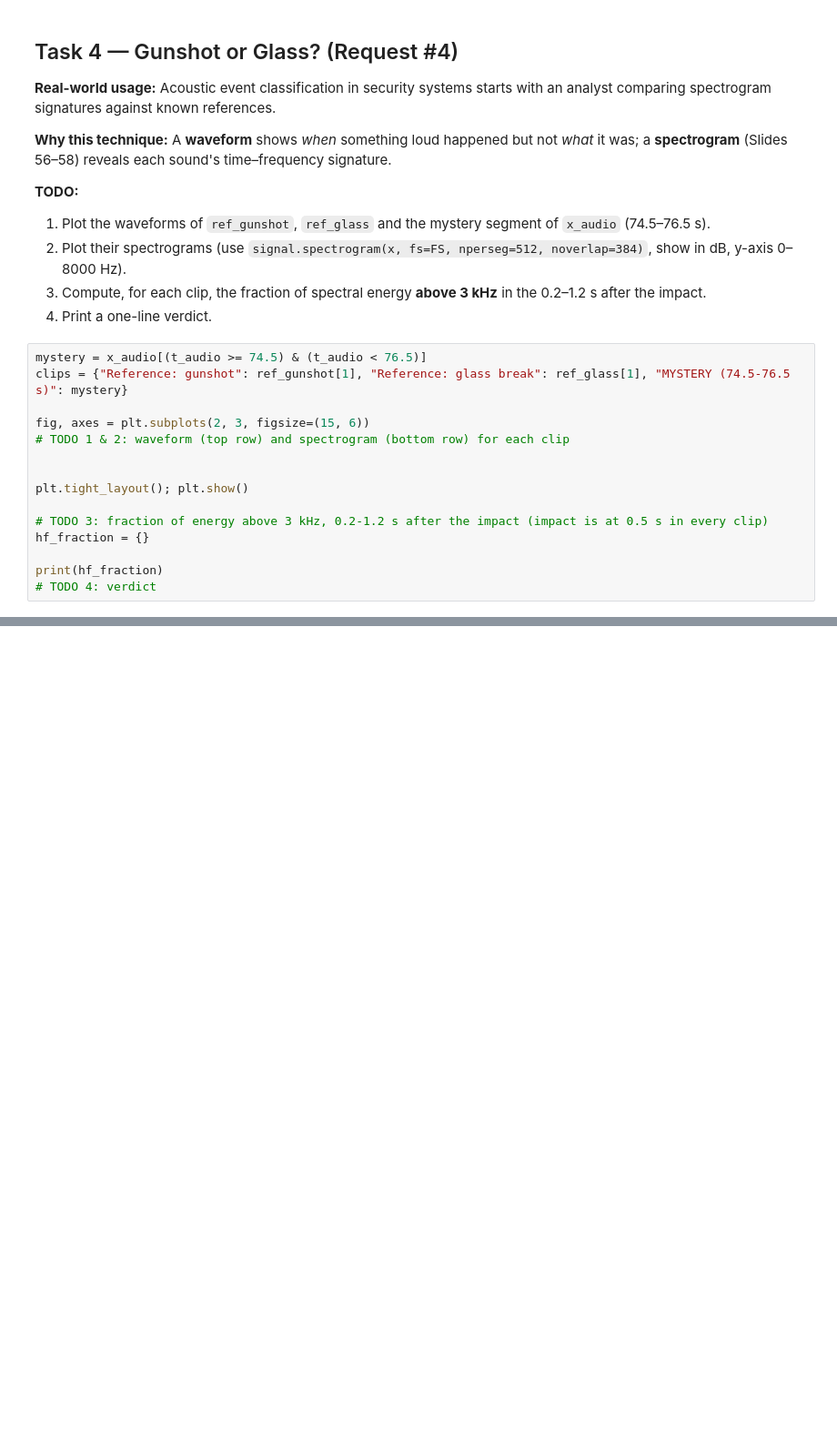
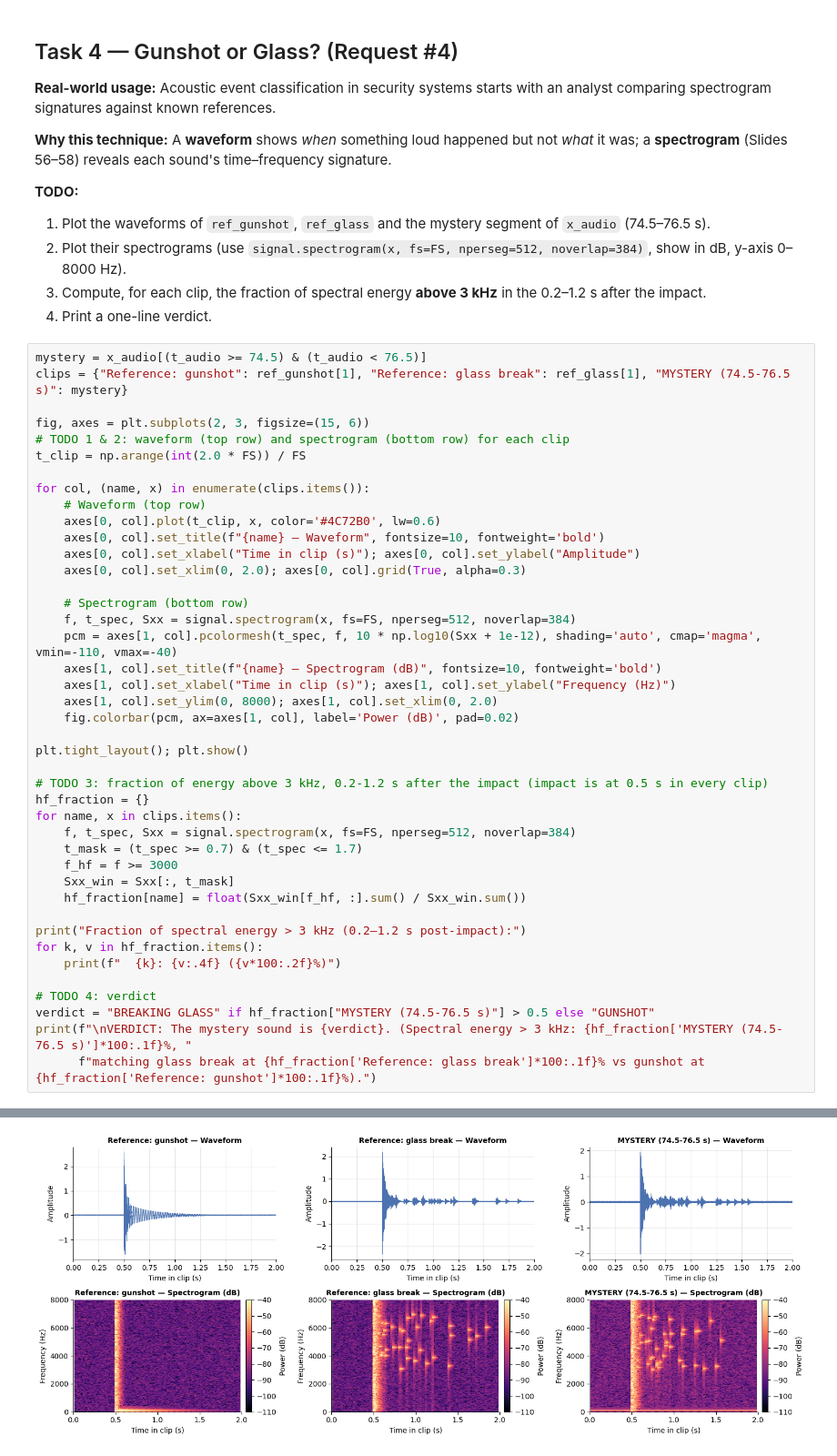
Before and after one commit to adarshm1705/VDUI-unit-3-assignment, a Jupyter notebook: unit3_ppt1_activity.ipynb, the cells around one changed output, grey strips where cells are left out. Shown at 91% size. Drawn from its saved outputs; the diff is of its cells as text; blank space fills up the shorter version.

```diff
--- a/unit3_ppt1_activity.ipynb
+++ b/unit3_ppt1_activity.ipynb
@@ -213,12 +322,40 @@ clips = {"Reference: gunshot": ref_gunshot[1], "Reference: glass break": ref_gla
 
 fig, axes = plt.subplots(2, 3, figsize=(15, 6))
 # TODO 1 & 2: waveform (top row) and spectrogram (bottom row) for each clip
+t_clip = np.arange(int(2.0 * FS)) / FS
 
+for col, (name, x) in enumerate(clips.items()):
+    # Waveform (top row)
+    axes[0, col].plot(t_clip, x, color='#4C72B0', lw=0.6)
+    axes[0, col].set_title(f"{name} — Waveform", fontsize=10, fontweight='bold')
+    axes[0, col].set_xlabel("Time in clip (s)"); axes[0, col].set_ylabel("Amplitude")
+    axes[0, col].set_xlim(0, 2.0); axes[0, col].grid(True, alpha=0.3)
+
+    # Spectrogram (bottom row)
+    f, t_spec, Sxx = signal.spectrogram(x, fs=FS, nperseg=512, noverlap=384)
+    pcm = axes[1, col].pcolormesh(t_spec, f, 10 * np.log10(Sxx + 1e-12), shading='auto', cmap='magma', vmin=-110, vmax=-40)
+    axes[1, col].set_title(f"{name} — Spectrogram (dB)", fontsize=10, fontweight='bold')
+    axes[1, col].set_xlabel("Time in clip (s)"); axes[1, col].set_ylabel("Frequency (Hz)")
+    axes[1, col].set_ylim(0, 8000); axes[1, col].set_xlim(0, 2.0)
+    fig.colorbar(pcm, ax=axes[1, col], label='Power (dB)', pad=0.02)
 
 plt.tight_layout(); plt.show()
 
 # TODO 3: fraction of energy above 3 kHz, 0.2-1.2 s after the impact (impact is at 0.5 s in every clip)
 hf_fraction = {}
+for name, x in clips.items():
+    f, t_spec, Sxx = signal.spectrogram(x, fs=FS, nperseg=512, noverlap=384)
+    t_mask = (t_spec >= 0.7) & (t_spec <= 1.7)
+    f_hf = f >= 3000
+    Sxx_win = Sxx[:, t_mask]
+    hf_fraction[name] = float(Sxx_win[f_hf, :].sum() / Sxx_win.sum())
 
-print(hf_fraction)
+print("Fraction of spectral energy > 3 kHz (0.2–1.2 s post-impact):")
+for k, v in hf_fraction.items():
+    print(f"  {k}: {v:.4f} ({v*100:.2f}%)")
+
 # TODO 4: verdict
+verdict = "BREAKING GLASS" if hf_fraction["MYSTERY (74.5-76.5 s)"] > 0.5 else "GUNSHOT"
+print(f"\nVERDICT: The mystery sound is {verdict}. (Spectral energy > 3 kHz: {hf_fraction['MYSTERY (74.5-76.5 s)']*100:.1f}%, "
+      f"matching glass break at {hf_fraction['Reference: glass break']*100:.1f}% vs gunshot at {hf_fraction['Reference: gunshot']*100:.1f}%).")
+# %% [output]
@@ -225,3 +368,4 @@ print(hf_fraction)
+[figure, added]
 # %% [markdown]
 **Reflection:** Look only at the three **waveforms**. Could you have confidently told the gunshot from the glass
 break? What exactly does the spectrogram add (name the three dimensions from Slide 57), and which visual pattern
```
Also changed, not shown: parts of 13 cells of this notebook, 2 other files.
